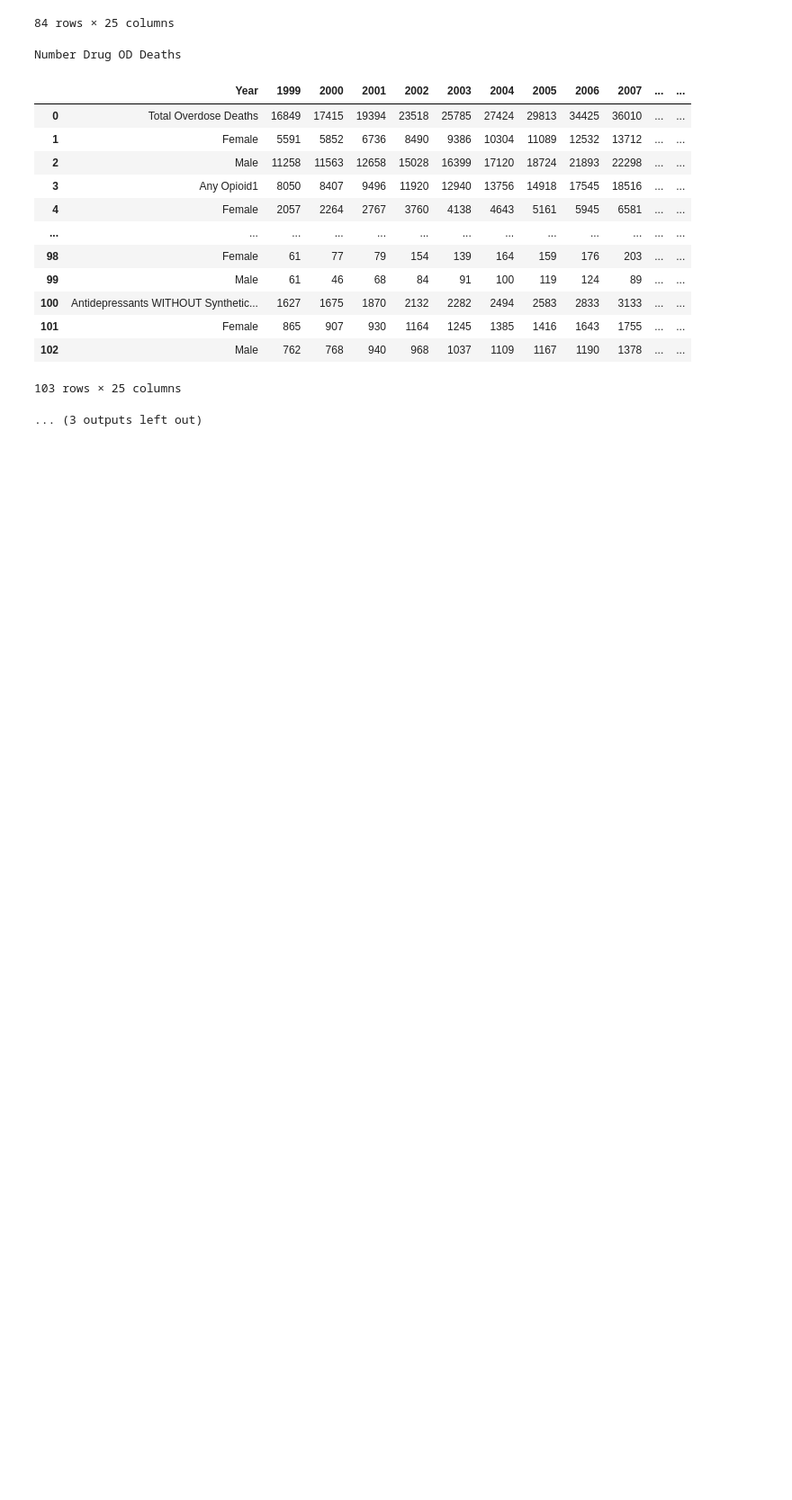
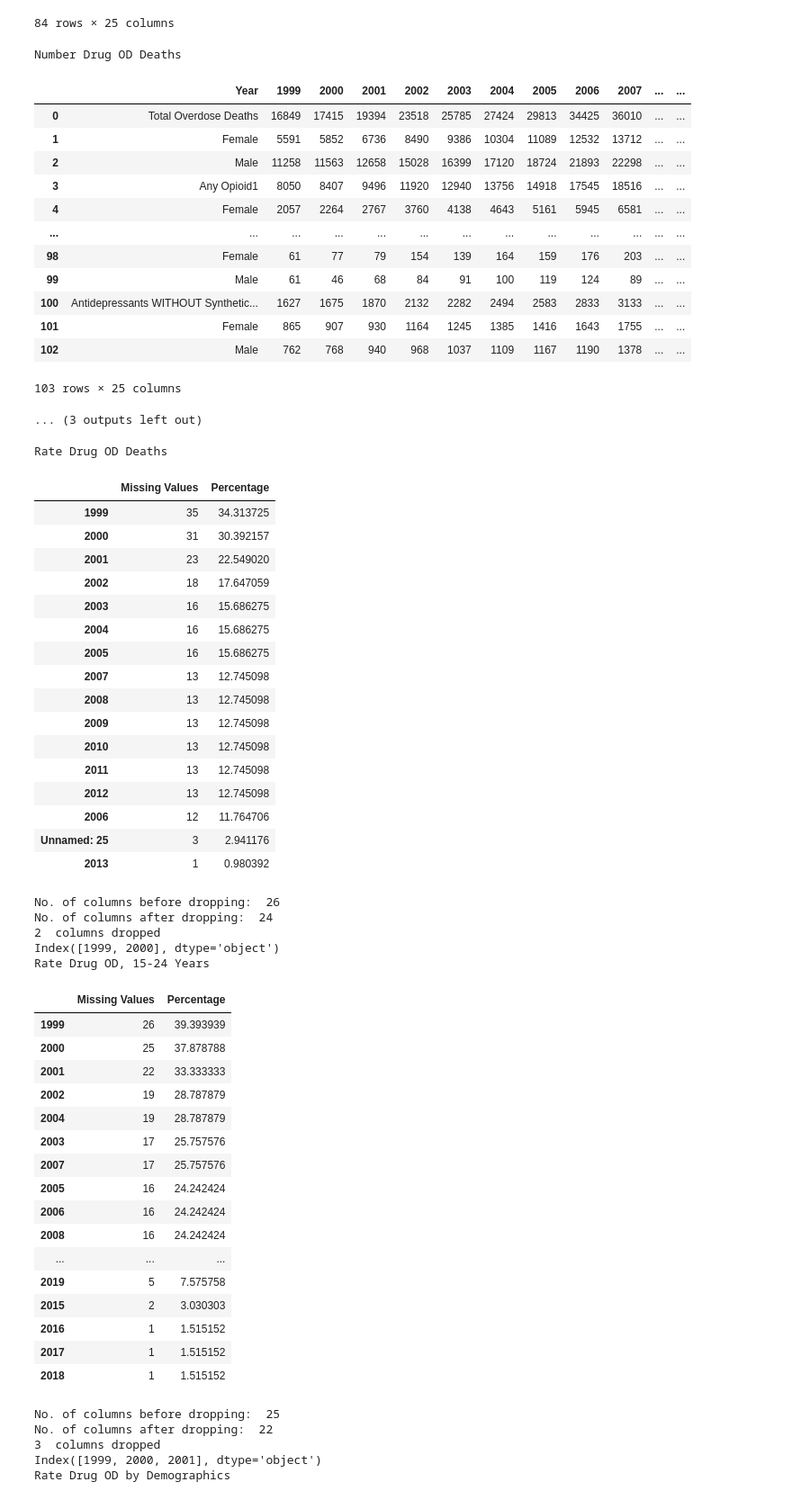
Before and after one commit to alexandra10zam/DataMadness, a Jupyter notebook: Data-madness.ipynb, the cells around one changed output. Shown at 90% size. Saved outputs shown, nothing was run; the diff lists cells and outputs as text; code cells hidden in the pictures; blank space fills up the shorter version.

Commit message:
Dealing with missing values

```diff
--- a/Data-madness.ipynb
+++ b/Data-madness.ipynb
@@ -7,7 +7,7 @@ The missing values will also be displayed, and after that we will calculate how
 # %%
 import pandas as pd
 
-file_path = '/Users/alexa/Downloads/Overdose1999-2021.xlsx'
+file_path = 'Overdose1999-2021.xlsx'
 sheets_dict = pd.read_excel(file_path, sheet_name=None)
 
 # Iterate over each sheet in the file
@@ -73,3 +73,78 @@ Number Drug OD Deaths
 | 102 | Male | 762 | 768 | 940 | 968 | 1037 | 1109 | 1167 | 1190 | 1378 | ... | ... |
 103 rows × 25 columns
 ... (3 outputs left out)
+# %%
+def check_missing_values(df):
+    missing_columns = [col for col in df.columns if df[col].isnull().any()]
+    missingvalues_count =df.isna().sum()
+    missingValues_df = pd.DataFrame(missingvalues_count.rename('Missing Values')).loc[missingvalues_count.ne(0)]
+    missingValues_df['Percentage'] = missingValues_df['Missing Values'] * 100 / df.shape[0]
+    return missingValues_df
+# %%
+# Iterate over each sheet in the file
+for sheet_name, df in sheets_dict.items():
+    print(f"{sheet_name}")
+    # print(df.dtypes)
+    categorical_features = df.select_dtypes('object').columns
+    # print(categorical_features)
+    numerical_features= df.select_dtypes('number').columns
+    # print(numerical_features)
+    num_duplicates = df.duplicated().sum()
+    # print("Number of duplicate rows: ", num_duplicates)
+    df_dropped = check_missing_values(df)
+    display(df_dropped.sort_values(by='Missing Values', ascending=False))
+    # Drop the columns that have a missing value porcentage above 0.3
+    df_train_dropped_columns = df.drop(columns=df.columns[df.isnull().mean() > 0.3])
+    print("No. of columns before dropping: ", df.shape[1] )
+    print("No. of columns after dropping: ", df_train_dropped_columns.shape[1] )
+    print(df.shape[1]- df_train_dropped_columns.shape[1]," columns dropped")
+
+    # Identify which columns were dropped
+    dropped_columns = df.columns.difference(df_train_dropped_columns.columns)
+    print(dropped_columns)
+# %% [output]
+Rate Drug OD Deaths
+|  | Missing Values | Percentage |
+| 1999 | 35 | 34.313725 |
+| 2000 | 31 | 30.392157 |
+| 2001 | 23 | 22.549020 |
+| 2002 | 18 | 17.647059 |
+| 2003 | 16 | 15.686275 |
+| 2004 | 16 | 15.686275 |
+| 2005 | 16 | 15.686275 |
+| 2007 | 13 | 12.745098 |
+| 2008 | 13 | 12.745098 |
+| 2009 | 13 | 12.745098 |
+| 2010 | 13 | 12.745098 |
+| 2011 | 13 | 12.745098 |
+| 2012 | 13 | 12.745098 |
+| 2006 | 12 | 11.764706 |
+| Unnamed: 25 | 3 | 2.941176 |
+| 2013 | 1 | 0.980392 |
+No. of columns before dropping:  26
+No. of columns after dropping:  24
+2  columns dropped
+Index([1999, 2000], dtype='object')
+Rate Drug OD, 15-24 Years
+|  | Missing Values | Percentage |
+| 1999 | 26 | 39.393939 |
+| 2000 | 25 | 37.878788 |
+| 2001 | 22 | 33.333333 |
+| 2002 | 19 | 28.787879 |
+| 2004 | 19 | 28.787879 |
+| 2003 | 17 | 25.757576 |
+| 2007 | 17 | 25.757576 |
+| 2005 | 16 | 24.242424 |
+| 2006 | 16 | 24.242424 |
+| 2008 | 16 | 24.242424 |
+| ... | ... | ... |
+| 2019 | 5 | 7.575758 |
+| 2015 | 2 | 3.030303 |
+| 2016 | 1 | 1.515152 |
+| 2017 | 1 | 1.515152 |
+| 2018 | 1 | 1.515152 |
+No. of columns before dropping:  25
+No. of columns after dropping:  22
+3  columns dropped
+Index([1999, 2000, 2001], dtype='object')
+Rate Drug OD by Demographics
```
Also changed, not shown: parts of 1 cell of this notebook.
